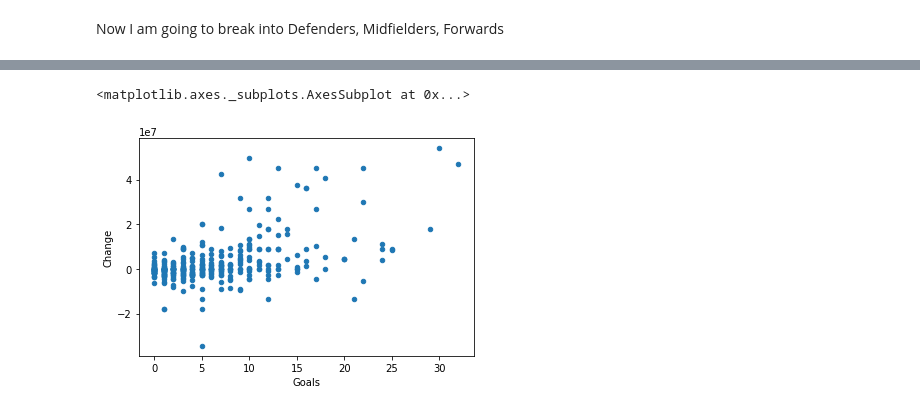
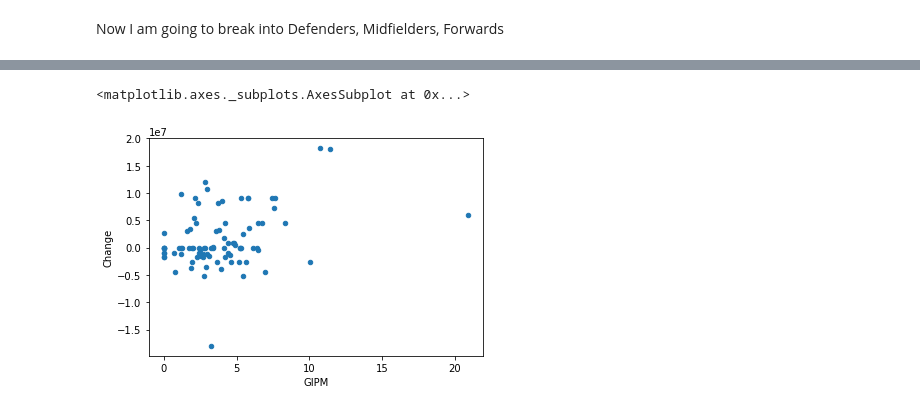
Before and after one commit to Femi-Ogunkola/EPL, a Jupyter notebook: EPL Data Analysis.ipynb, the cells around one changed output, grey strips where cells are left out. Cells and saved outputs as stored; diff of their text form; code cells hidden in the pictures.

```diff
--- a/EPL Data Analysis.ipynb
+++ b/EPL Data Analysis.ipynb
@@ -127,0 +136,7 @@ fwd = fwd.assign(Change = a)
+# %%
+fwd.sort_values(by='Season', axis=0, inplace=True)
+# set the index to be this and don't drop
+# get a list of names
+names=fwd['Season'].unique().tolist()
+# now we can perform a lookup on a 'view' of the dataframe
+fwd_season = fwd.loc[fwd.Season==2]
@@ -155,5 +173,13 @@ fwd.set_index(['Player', 'Season'])
+# %%
+def Goal_involvement_per_minute (df):
+    df_column = 1000*(df["Goals"])/df["Minutes"]
+    return df_column
+# %%
+GIPM = Goal_involvement_per_minute(fwd_season)
+# %%
+fwd_season = fwd_season.assign(GIPM = GIPM)
 # %%
-fwd.plot.scatter(x='Goals', y='Change')
+fwd_season.plot.scatter(x='GIPM', y='Change')
 # %% [output]
 <matplotlib.axes._subplots.AxesSubplot at 0x...>
-[figure, old version]
+[figure, new version]
```
Also changed, not shown: parts of 23 cells of this notebook.
